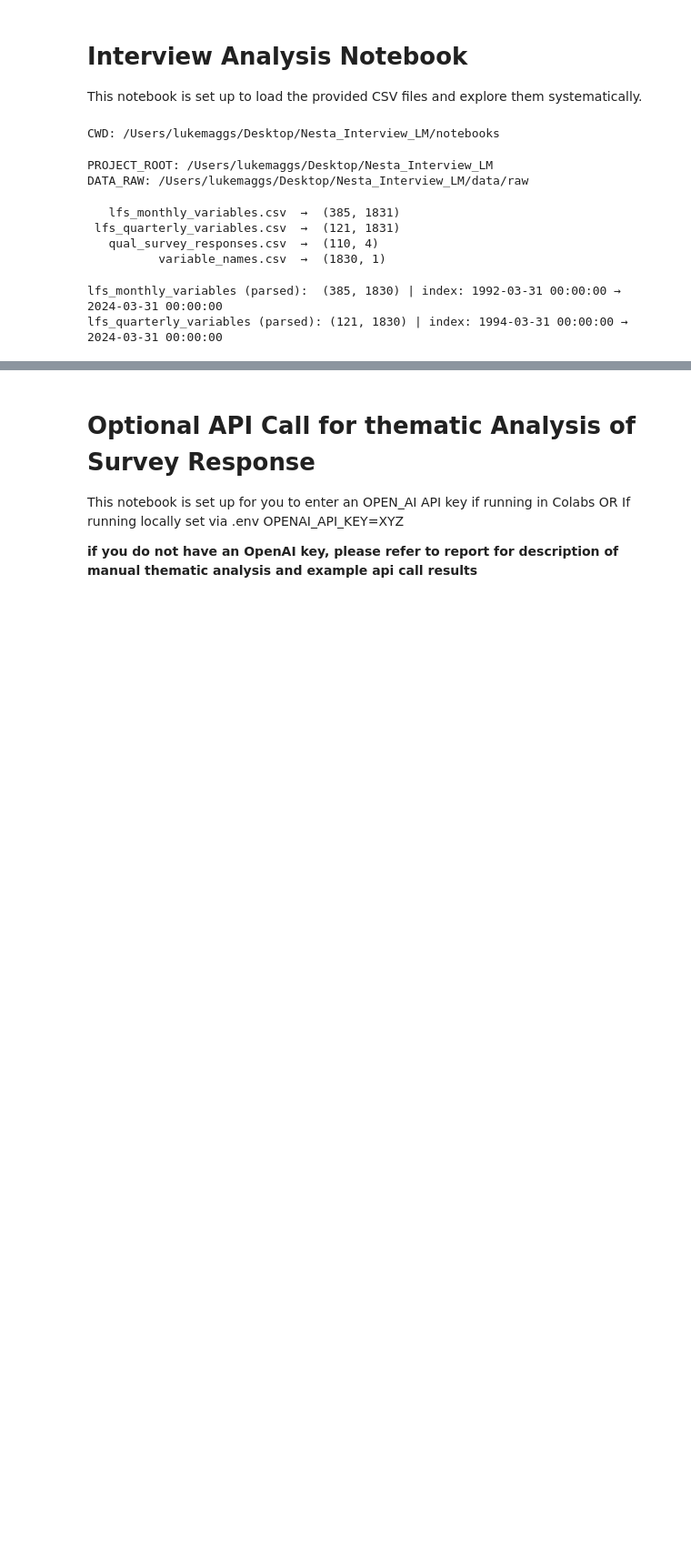
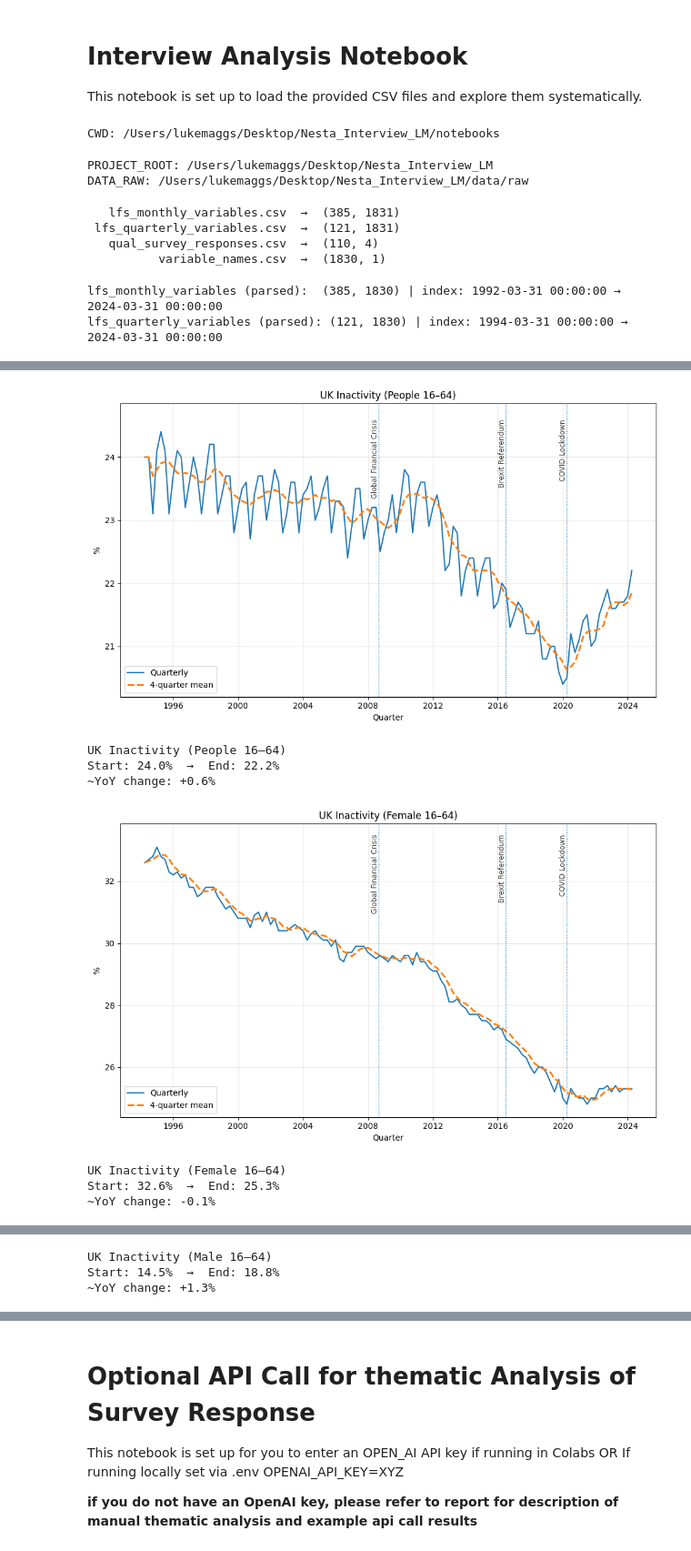
Before and after one commit to monkeymoves/nesta, a Jupyter notebook: notebooks/01_exploration.ipynb, the cells around one changed output, grey strips where cells are left out. Shown at 91% size. Saved outputs shown, nothing was run; the diff lists cells and outputs as text; code cells hidden in the pictures; blank space fills up the shorter version.

```diff
--- a/notebooks/01_exploration.ipynb
+++ b/notebooks/01_exploration.ipynb
@@ -133,0 +157,77 @@ lfs_quarterly_variables (parsed): (121, 1830) | index: 1994-03-31 00:00:00 → 2
+# %%
+# === Rolling mean + key events (Brexit, GFC, COVID) ===
+import pandas as pd
+import matplotlib.pyplot as plt
+
+col_overall = "LFS: Economic Inactivity rate: UK: People: Aged 16-64: %: NSA"
+col_female  = "LFS: Economic inactivity rate: UK: Female: Aged 16-64: %: SA"
+col_male    = "LFS: Economic inactivity rate: UK: Male: Aged 16-64: %: SA"
+
+# Key events to annotate (edit if you like)
+EVENTS = [
+    ("2008-09-01", "Global Financial Crisis"),
+    ("2016-06-23", "Brexit Referendum"),
+    ("2020-03-23", "COVID Lockdown"),
+]
+
+def plot_inactivity(
+    column_name: str,
+    title: str,
+    rolling: int | None = 4,        # 4-quarter rolling mean; set None to disable
+    show_events: bool = True,        # toggle vertical markers
+):
+    s = pd.to_numeric(df_lfs_q[column_name], errors="coerce").dropna()
+
+    plt.figure(figsize=(10, 6))
+    # Raw quarterly
+    plt.plot(s.index, s.values, linewidth=1.6, label="Quarterly")
+
+    # Rolling mean (trend)
+    if rolling and rolling > 1:
+        s_roll = s.rolling(window=rolling, min_periods=1).mean()
+        plt.plot(s_roll.index, s_roll.values, linestyle="--", linewidth=2.2,
+                 label=f"{rolling}-quarter mean")
+
+   # Event markers
+    if show_events:
+        # Get the current y-axis limits
+        y_min, y_top = plt.ylim()
+        # Set the new y-axis top limit to be 1% higher to create space
+        plt.ylim(top=y_top * 1.01)
+
+    for date_str, label in EVENTS:
+        x = pd.to_datetime(date_str)
+        plt.axvline(x, linestyle=":", linewidth=1)
+        # Place the text at the original y_top, which now has space above it
+        plt.text(x, y_top, label, rotation=90, va="top", ha="right", fontsize=9, alpha=0.75)
+
+    plt.title(title)
+    plt.xlabel("Quarter")
+    plt.ylabel("%")
+    plt.grid(alpha=0.3)
+    plt.legend()
+    plt.tight_layout()
+    plt.show()
+
+    # Quick stats
+    if len(s) > 0:
+        print(f"{title}\nStart: {s.iloc[0]:.1f}%  →  End: {s.iloc[-1]:.1f}%")
+        if len(s) > 5:
+            yoy = s.iloc[-1] - s.iloc[-5]
+            print(f"~YoY change: {yoy:+.1f}%")
+    else:
+        print(f"No valid data found for column: {column_name}")
+
+# ---- Call exactly as before (uses your explicit column names) ----
+plot_inactivity(col_overall, "UK Inactivity (People 16–64)")     # overall
+plot_inactivity(col_female,  "UK Inactivity (Female 16–64)")     # female
+plot_inactivity(col_male,    "UK Inactivity (Male 16–64)")       # male
+# %% [output]
+[figure, added]
+UK Inactivity (People 16–64)
+Start: 24.0%  →  End: 22.2%
+~YoY change: +0.6%
+[figure, added]
+UK Inactivity (Female 16–64)
+Start: 32.6%  →  End: 25.3%
+~YoY change: -0.1%
@@ -133,0 +235,3 @@ lfs_quarterly_variables (parsed): (121, 1830) | index: 1994-03-31 00:00:00 → 2
+UK Inactivity (Male 16–64)
+Start: 14.5%  →  End: 18.8%
+~YoY change: +1.3%
```
Also changed, not shown: parts of 12 cells of this notebook.
